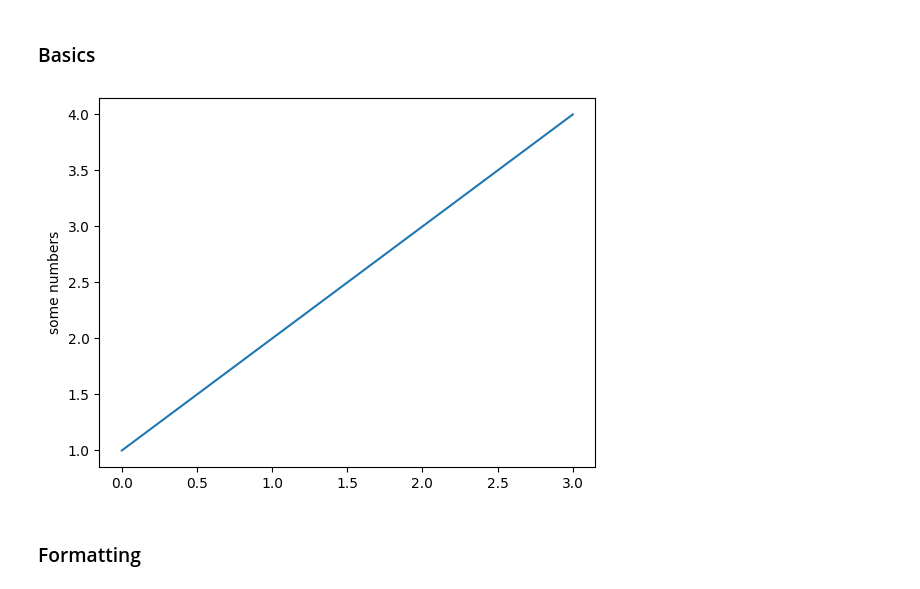
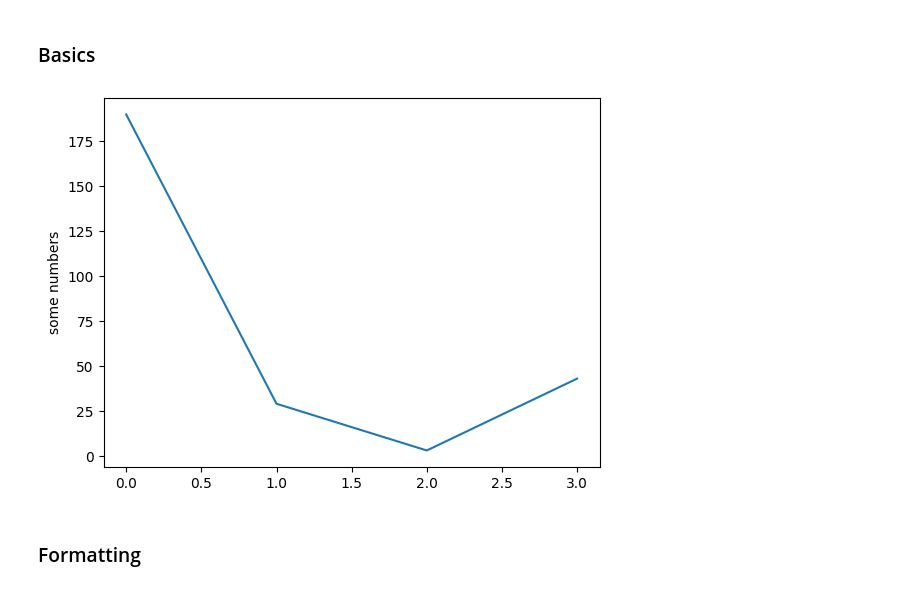
Before and after one commit to ishanyaa/ImageProcessingCSC8628, a Jupyter notebook: image_informatics_lab_1.ipynb, the cells around one changed output. Cells and saved outputs as stored; diff of their text form; code cells hidden in the pictures.

```diff
--- a/image_informatics_lab_1.ipynb
+++ b/image_informatics_lab_1.ipynb
@@ -167,11 +183,11 @@ print(c)
 # %%
 import matplotlib.pyplot as plt
 
-plt.plot([1, 2, 3, 4])
+plt.plot([190, 29, 3, 43])
 plt.ylabel('some numbers')
 plt.show()
 # %% [output]
-[figure, old version]
+[figure, new version]
 # %% [markdown]
 ### Formatting
 # %%
```
Also changed, not shown: parts of 3 cells of this notebook.
